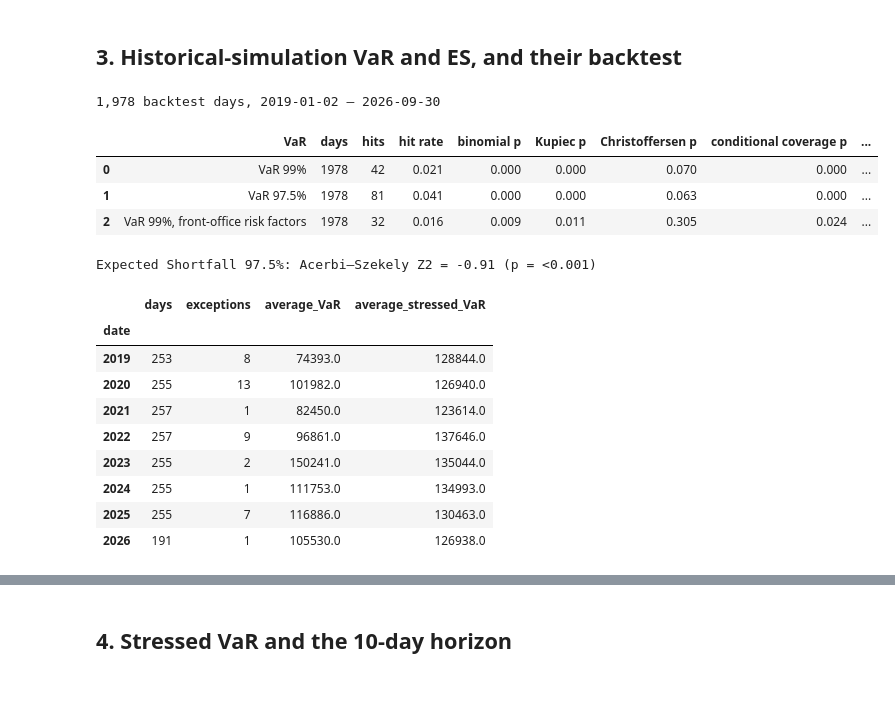
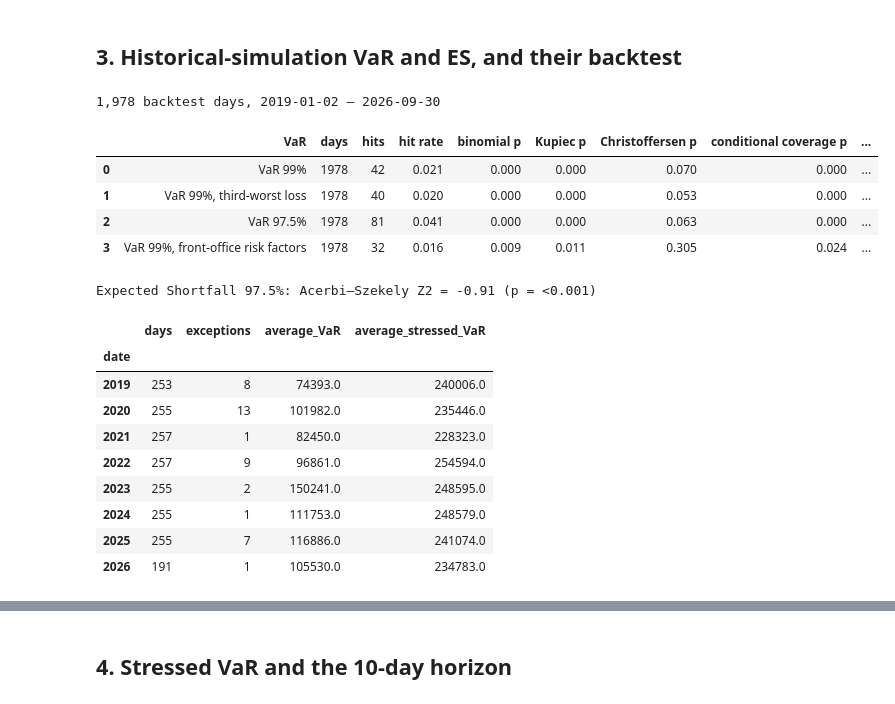
Before and after one commit to MangirdasMikalkenas/Weather_as_a_price_driver_-_Lithuanian_day-ahead_power_prices-_2023-2026, a Jupyter notebook: notebooks/05_bank_portfolio.ipynb, the cells around one changed output, grey strips where cells are left out. Cells and saved outputs as stored; diff of their text form; code cells hidden in the pictures.

```diff
--- a/notebooks/05_bank_portfolio.ipynb
+++ b/notebooks/05_bank_portfolio.ipynb
@@ -21,9 +21,10 @@ plt.rcParams.update({"figure.figsize": (9, 4.5), "axes.spines.top": False, "axes
 
 sys.path.insert(0, str(ROOT / "src"))   # pricing, tests and helpers shared with the other notebooks
 import backtests  # noqa: E402
-from backtests import traffic_light  # noqa: E402
-from bank_products import (bond_value, fx_forward_strike, fx_forward_value, interpolation_matrix,  # noqa: E402
-                           par_rate, payer_swap_value, shocked_rates, supervisory_shocks)
+from backtests import PLA_GREEN, PLA_RED, pla_zone, traffic_light  # noqa: E402
+from bank_products import (EUR_SHOCK_SIZES_BP, bond_value, fx_forward_strike, fx_forward_value,  # noqa: E402
+                           interpolation_matrix, nii_change, par_rate, payer_swap_value, present_value, shocked_rates,
+                           supervisory_shocks)
 from exposure import (HullWhite, collateralised_values, discount_along_paths, effective_epe,  # noqa: E402
                       expected_positive_exposure, exposure_profile, fx_forward_paths, payer_swap_paths, sa_ccr_ead,
                       simulate_fx)
@@ -31,7 +32,9 @@ from notebook_tools import p_text, save_figure  # noqa: E402
 
 save = partial(save_figure, folder=FIG)
 
-# Settings fixed before any result was computed.
+# Settings fixed before any result was computed. Changed after review, before the results were seen again: the stress
+# period of the stressed VaR (a fixed 2022 window chosen with hindsight -> the worst window known at each year-end)
+# and a floor on the rates paid on non-maturity deposits.
 DATA = ROOT / "data" / "raw" / "ecb"
 TENORS = np.array([0.25, 0.5, 1, 2, 3, 5, 7, 10, 15, 20, 30])   # front-office curves: all 11 tenors
 RISK_NODES = np.array([1, 2, 5, 10, 30])                         # the risk model: five nodes of the AAA curve
@@ -43,10 +46,8 @@ USD_RATE = 0.04              # no US dollar curve in the data: a constant rate,
 WINDOW = 250                 # business days of history for historical simulation
 VAR_LEVEL, ES_LEVEL = 0.99, 0.975
 BACKTEST = ("2019-01-01", "2026-09-30")
-STRESS_WINDOW = ("2022-01-01", "2022-12-31")          # the 2022 rise in euro rates
+STRESS_STEP = 20             # stressed VaR: candidate 250-day windows start every 20 days, searched at each year-end
 HORIZON = 10                                           # days, for the 10-day VaR
-PLA_GREEN = {"spearman": 0.80, "ks": 0.09}             # FRTB P&L attribution test: green zone
-PLA_AMBER = {"spearman": 0.70, "ks": 0.12}             # amber zone; anything worse is red
 SEED = 42
 
 # IRRBB: a stylised banking book in million euros; its behavioural assumptions are part of the model
@@ -54,13 +55,14 @@ TIER1 = 100.0
 ASSETS = {"fixed-rate mortgages": dict(amount=500.0, rate=0.035, years=15, kind="annuity"),
           "floating-rate loans": dict(amount=300.0, rate=0.040, years=0.25, kind="bullet"),
           "government bonds": dict(amount=150.0, rate=0.025, years=5, kind="bullet")}
-LIABILITIES = {"non-maturity deposits, non-core": dict(amount=200.0, rate=0.000, years=0.0, kind="bullet"),
-               "non-maturity deposits, core": dict(amount=300.0, rate=0.005, years=5, kind="spread"),
+LIABILITIES = {"non-maturity deposits, non-core": dict(amount=200.0, rate=0.000, years=0.0, kind="bullet", non_maturity=True),
+               "non-maturity deposits, core": dict(amount=300.0, rate=0.005, years=5, kind="spread", non_maturity=True),
                "term deposits": dict(amount=250.0, rate=0.030, years=1, kind="bullet"),
                "senior bonds issued": dict(amount=100.0, rate=0.032, years=5, kind="bullet")}
 HEDGE = {"notional": 250.0, "maturity": 7}    # a banking-book swap that pays fixed (at par) and receives floating
 HEDGE_VARIANTS = [0.0, 250.0, 500.0]          # hedge sizes for the sensitivity of the worst ΔEVE
 DEPOSIT_PASS_THROUGH = 0.5                    # share of a rate change passed on to non-maturity deposits within a year
+DEPOSIT_FLOOR = 0.0                           # deposit rates do not fall below 0% (a rate already below it is kept)
 EVE_OUTLIER, NII_OUTLIER = 0.15, 0.05         # EBA supervisory outlier tests, as shares of Tier 1 capital
 
 # Counterparty exposure: the swap and the FX forward, traded at par on the last day with one counterparty
@@ -149,6 +151,7 @@ Front-office value on the inception day: 10,000,000 €; on the last day: 11,045
 # %%
 # Daily risk-factor changes: absolute for rates (they were negative for years), logarithmic for the exchange rate.
 D_AAA, D_GOVT, D_LOGFX = np.diff(AAA, axis=0), np.diff(GOVT, axis=0), np.diff(np.log(FX))   # row i: day i -> i + 1
+var_es = partial(backtests.var_es, var_level=VAR_LEVEL, es_level=ES_LEVEL)   # numpy's "linear" quantile by default
 
 
 def scenario_pnl(t, rows, model="risk model"):
@@ -160,57 +163,77 @@ def scenario_pnl(t, rows, model="risk model"):
     return front_office(aaa, govt, usd) - front_office(AAA[t - 1], GOVT[t - 1], FX[t - 1])
 
 
-def var_es(pnl, var_level=VAR_LEVEL, es_level=ES_LEVEL):
-    return -np.quantile(pnl, 1 - var_level), -pnl[pnl <= np.quantile(pnl, 1 - es_level)].mean()
+def stress_window(review, model):
+    # The stress period, chosen without hindsight: of the 250-day windows of daily changes known at the close of day
+    # `review`, the one that gives the portfolio of that day its largest VaR. The windows start every STRESS_STEP days
+    # from the first day of the data, so each year finds the same period again unless a more stressful one appears.
+    starts = np.arange(0, review - WINDOW + 1, STRESS_STEP)
+    var = [var_es(scenario_pnl(review + 1, np.arange(s, s + WINDOW), model))[0] for s in starts]
+    return np.arange(starts[np.argmax(var)], starts[np.argmax(var)] + WINDOW)
 
 
 first = DATES.get_indexer([pd.Timestamp(BACKTEST[0])], method="backfill")[0]
 last = DATES.get_indexer([pd.Timestamp(BACKTEST[1])], method="pad")[0]
-stress_rows = np.where((DATES[1:] >= STRESS_WINDOW[0]) & (DATES[1:] <= STRESS_WINDOW[1]))[0]
+stress = {}                                            # year -> the stress window of each model, reviewed at the year-end before
+for year in sorted({d.year for d in DATES[first:last + 1]}):
+    review = DATES.get_indexer([pd.Timestamp(f"{year}-01-01")], method="backfill")[0] - 1
+    stress[year] = {model: stress_window(review, model) for model in ("risk model", "front office")}
+stress_periods = pd.DataFrame({year: {f"stress period, {model}": f"{DATES[w[0]].date()} – {DATES[w[-1] + 1].date()}"
+                                      for model, w in chosen.items()} for year, chosen in stress.items()}).T
+
 hpl = np.diff(value_fo.to_numpy())                     # hypothetical P&L: front-office revaluation
 rows, samples = [], []
 for t in range(first, last + 1):
     window = np.arange(t - 1 - WINDOW, t - 1)
     model = scenario_pnl(t, window)
     var, es = var_es(model)
-    rows.append({"date": DATES[t], "HPL": hpl[t - 1], "VaR 99%": var, "VaR 97.5%": var_es(model, var_level=ES_LEVEL)[0],
-                 "ES 97.5%": es, "VaR 99%, front-office risk factors": var_es(scenario_pnl(t, window, "front office"))[0],
-                 "stressed VaR 99%": var_es(scenario_pnl(t, stress_rows))[0]})
+    stressed = stress[DATES[t].year]
+    rows.append({"date": DATES[t], "HPL": hpl[t - 1], "VaR 99%": var,
+                 "VaR 99%, third-worst loss": var_es(model, method="inverted_cdf")[0],
+                 "VaR 97.5%": var_es(model, var_level=ES_LEVEL)[0], "ES 97.5%": es,
+                 "VaR 99%, front-office risk factors": var_es(scenario_pnl(t, window, "front office"))[0],
+                 "stressed VaR 99%": var_es(scenario_pnl(t, stressed["risk model"]))[0],
+                 "stressed VaR 99%, front-office risk factors":
+                     var_es(scenario_pnl(t, stressed["front office"], "front office"))[0]})
     samples.append(model)
 risk = pd.DataFrame(rows).set_index("date")
 print(f"{len(risk):,} backtest days, {risk.index.min().date()} – {risk.index.max().date()}")
 
+# The 99% VaR twice: numpy's interpolated quantile (between the 3rd- and 4th-worst of 250 losses) and the
+# third-worst loss itself, a common convention in banks
 results = []
-for level, column in [(0.99, "VaR 99%"), (0.975, "VaR 97.5%"), (0.99, "VaR 99%, front-office risk factors")]:
+for level, column in [(0.99, "VaR 99%"), (0.99, "VaR 99%, third-worst loss"), (0.975, "VaR 97.5%"),
+                      (0.99, "VaR 99%, front-office risk factors")]:
     hits = (risk["HPL"] < -risk[column]).astype(int)
     res = backtests.backtest(hits.to_numpy(), 1 - level)
     res["zones by year"] = ", ".join(f"{y}: {traffic_light(h.sum(), len(h), 1 - level)}" for y, h in hits.groupby(hits.index.year))
     results.append({"VaR": column, **res})
 var_results = pd.DataFrame(results)
 display(var_results.drop(columns="expected").round(3))
 z2, p_z2 = backtests.acerbi_szekely_z2(risk["HPL"], risk["VaR 97.5%"], risk["ES 97.5%"], samples,
                                         alpha=1 - ES_LEVEL, seed=SEED)
 print(f"Expected Shortfall 97.5%: Acerbi–Szekely Z2 = {z2:.2f} (p = {p_text(p_z2)})")
 (risk.assign(exception=risk["HPL"] < -risk["VaR 99%"]).groupby(risk.index.year)
      .agg(days=("HPL", "size"), exceptions=("exception", "sum"), average_VaR=("VaR 99%", "mean"),
           average_stressed_VaR=("stressed VaR 99%", "mean")).round(0))
 # %% [output]
 1,978 backtest days, 2019-01-02 – 2026-09-30
 |  | VaR | days | hits | hit rate | binomial p | Kupiec p | Christoffersen p | conditional coverage p | ... |
 | 0 | VaR 99% | 1978 | 42 | 0.021 | 0.000 | 0.000 | 0.070 | 0.000 | ... |
-| 1 | VaR 97.5% | 1978 | 81 | 0.041 | 0.000 | 0.000 | 0.063 | 0.000 | ... |
-| 2 | VaR 99%, front-office risk factors | 1978 | 32 | 0.016 | 0.009 | 0.011 | 0.305 | 0.024 | ... |
+| 1 | VaR 99%, third-worst loss | 1978 | 40 | 0.020 | 0.000 | 0.000 | 0.053 | 0.000 | ... |
+| 2 | VaR 97.5% | 1978 | 81 | 0.041 | 0.000 | 0.000 | 0.063 | 0.000 | ... |
+| 3 | VaR 99%, front-office risk factors | 1978 | 32 | 0.016 | 0.009 | 0.011 | 0.305 | 0.024 | ... |
 Expected Shortfall 97.5%: Acerbi–Szekely Z2 = -0.91 (p = <0.001)
 |  | days | exceptions | average_VaR | average_stressed_VaR |
 | date |  |  |  |  |
-| 2019 | 253 | 8 | 74393.0 | 128844.0 |
-| 2020 | 255 | 13 | 101982.0 | 126940.0 |
-| 2021 | 257 | 1 | 82450.0 | 123614.0 |
-| 2022 | 257 | 9 | 96861.0 | 137646.0 |
-| 2023 | 255 | 2 | 150241.0 | 135044.0 |
-| 2024 | 255 | 1 | 111753.0 | 134993.0 |
-| 2025 | 255 | 7 | 116886.0 | 130463.0 |
-| 2026 | 191 | 1 | 105530.0 | 126938.0 |
+| 2019 | 253 | 8 | 74393.0 | 240006.0 |
+| 2020 | 255 | 13 | 101982.0 | 235446.0 |
+| 2021 | 257 | 1 | 82450.0 | 228323.0 |
+| 2022 | 257 | 9 | 96861.0 | 254594.0 |
+| 2023 | 255 | 2 | 150241.0 | 248595.0 |
+| 2024 | 255 | 1 | 111753.0 | 248579.0 |
+| 2025 | 255 | 7 | 116886.0 | 241074.0 |
+| 2026 | 191 | 1 | 105530.0 | 234783.0 |
 # %%
 fig, ax = plt.subplots(figsize=(11, 4.8))
 bars = ax.bar(risk.index, risk["HPL"] / 1e3, color="#bbbbbb", width=1.5, label="Daily hypothetical P&L")
```
Also changed, not shown: parts of 9 cells of this notebook, 16 other files.
